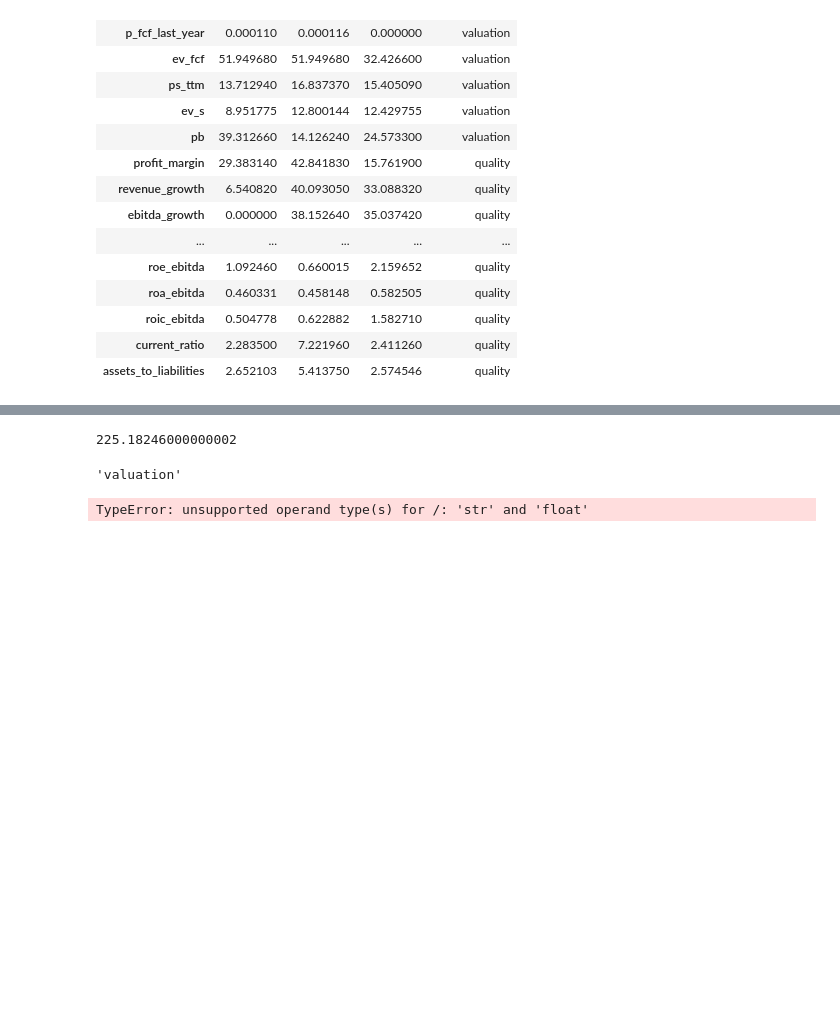
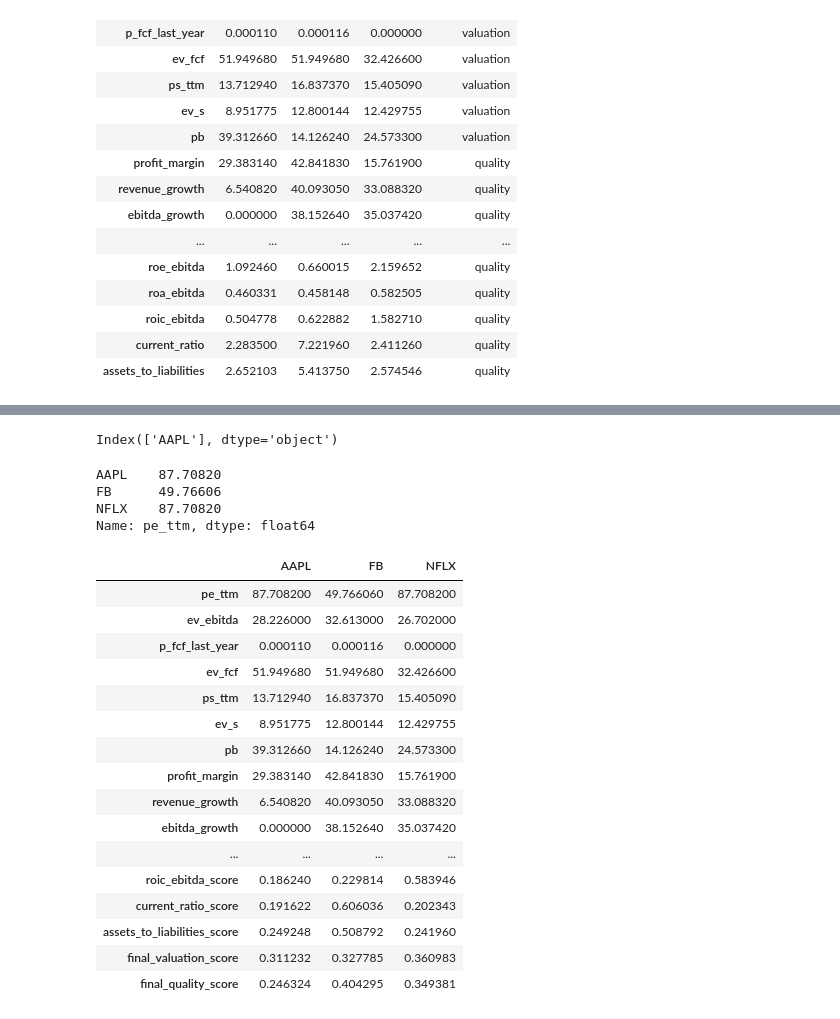
Before and after one commit to calebtuttle/portfoliobuilder, a Jupyter notebook: portfoliobuilder/ranking_test.ipynb, the cells around one changed output, grey strips where cells are left out. Saved outputs shown, nothing was run; the diff lists cells and outputs as text; code cells hidden in the pictures; blank space fills up the shorter version.

Commit message:
Get final weights

```diff
--- a/portfoliobuilder/ranking_test.ipynb
+++ b/portfoliobuilder/ranking_test.ipynb
@@ -209,4 +263,13 @@ df
+# %%
+data1 = {'AAPL': 10}
+series1 = pd.Series(data1)
+series1.index
+# %% [output]
+Index(['AAPL'], dtype='object')
 # %%
-df_no_measure_type.loc['pe_ttm'].sum()
+df_no_measure_type.loc['pe_ttm']
 # %% [output]
-225.18246000000002
+AAPL    87.70820
+FB      49.76606
+NFLX    87.70820
+Name: pe_ttm, dtype: float64
@@ -217,14 +276,35 @@ df_copy.loc['new_r0w'] = 10 / df_copy.loc['pe_ttm']
-# %%
-df.loc['pe_ttm']['measure_type']
-# %% [output]
-'valuation'
-# %%
-for measure in df_no_measure_type.index:
-    measure_sum = df_no_measure_type.loc[measure].sum()
-    row_name = measure + '_weight'
-    if df.loc[measure]['measure_type'] == 'valuation':
-        df_no_measure_type.loc[row_name] = 1 - (df_no_measure_type.loc[measure] / measure_sum)
-    elif df.loc[measure]['measure_type'] == 'quality':
-        df_no_measure_type.loc[row_name] = df_no_measure_type.loc[measure] / measure_sum
-# %% [output]
-TypeError: unsupported operand type(s) for /: 'str' and 'float'
+# %%
+# Aggregate valuation measures and quality measures to
+# get a valuation score and quality score for each stock.
+final_valuation_score_row = {}
+for col in df_no_measure_type.columns:
+    final_valuation_score = df_no_measure_type.loc[valuation_score_rows][col].sum()
+    final_valuation_score_row[col] = final_valuation_score
+final_valuation_score_row = pd.Series(final_valuation_score_row)
+final_quality_score_row = {}
+for col in df_no_measure_type.columns:
+    final_quality_score = df_no_measure_type.loc[quality_score_rows][col].sum()
+    final_quality_score_row[col] = final_quality_score
+final_quality_score_row = pd.Series(final_quality_score_row)
+df_no_measure_type.loc['final_valuation_score'] = final_valuation_score_row / final_valuation_score_row.sum()
+df_no_measure_type.loc['final_quality_score'] = final_quality_score_row / final_quality_score_row.sum()
+# %%
+df_no_measure_type
+# %% [output]
+|  | AAPL | FB | NFLX |
+| pe_ttm | 87.708200 | 49.766060 | 87.708200 |
+| ev_ebitda | 28.226000 | 32.613000 | 26.702000 |
+| p_fcf_last_year | 0.000110 | 0.000116 | 0.000000 |
+| ev_fcf | 51.949680 | 51.949680 | 32.426600 |
+| ps_ttm | 13.712940 | 16.837370 | 15.405090 |
+| ev_s | 8.951775 | 12.800144 | 12.429755 |
+| pb | 39.312660 | 14.126240 | 24.573300 |
+| profit_margin | 29.383140 | 42.841830 | 15.761900 |
+| revenue_growth | 6.540820 | 40.093050 | 33.088320 |
+| ebitda_growth | 0.000000 | 38.152640 | 35.037420 |
+| ... | ... | ... | ... |
+| roic_ebitda_score | 0.186240 | 0.229814 | 0.583946 |
+| current_ratio_score | 0.191622 | 0.606036 | 0.202343 |
+| assets_to_liabilities_score | 0.249248 | 0.508792 | 0.241960 |
+| final_valuation_score | 0.311232 | 0.327785 | 0.360983 |
+| final_quality_score | 0.246324 | 0.404295 | 0.349381 |
```
Also changed, not shown: parts of 10 cells of this notebook, 1 other file.
